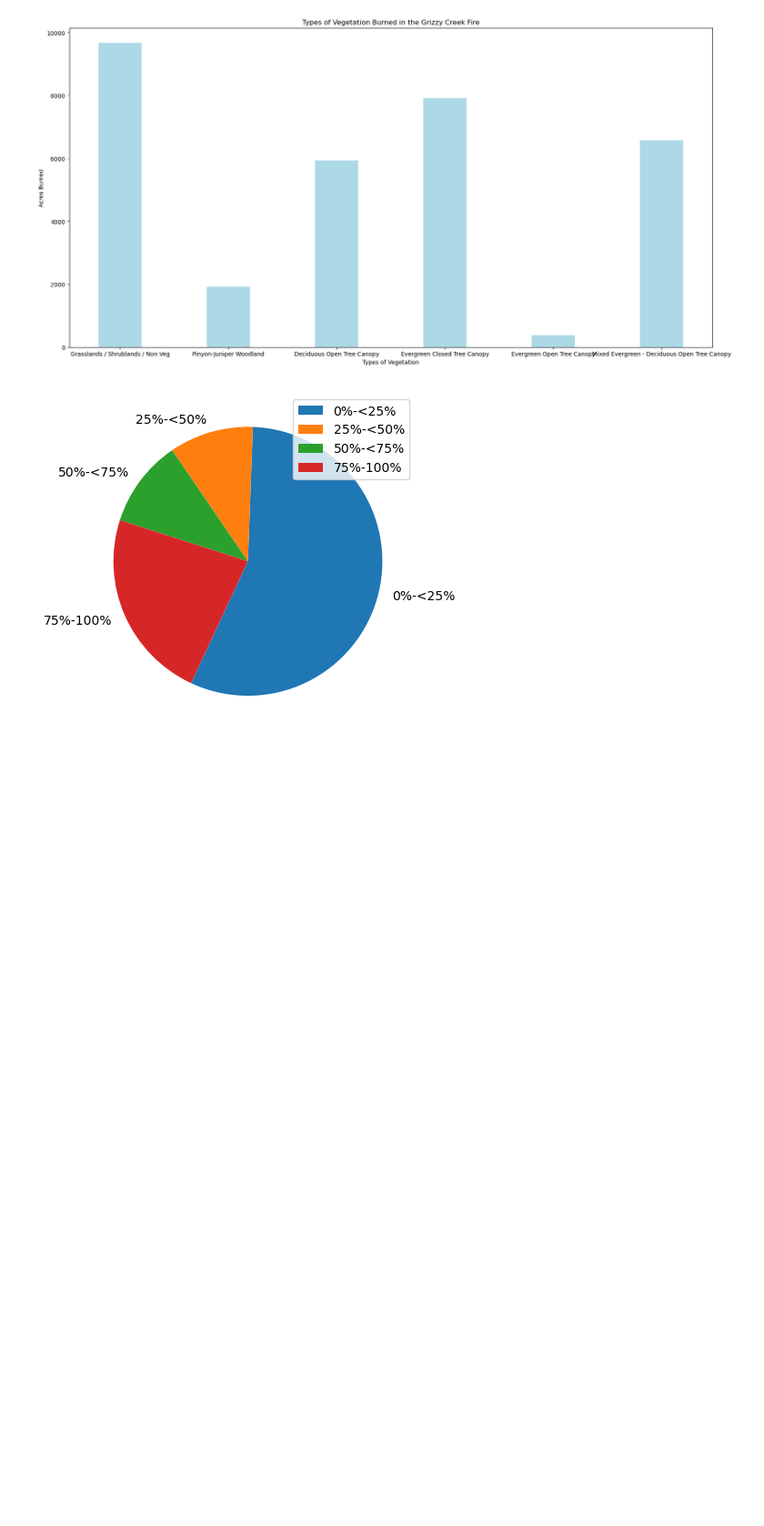
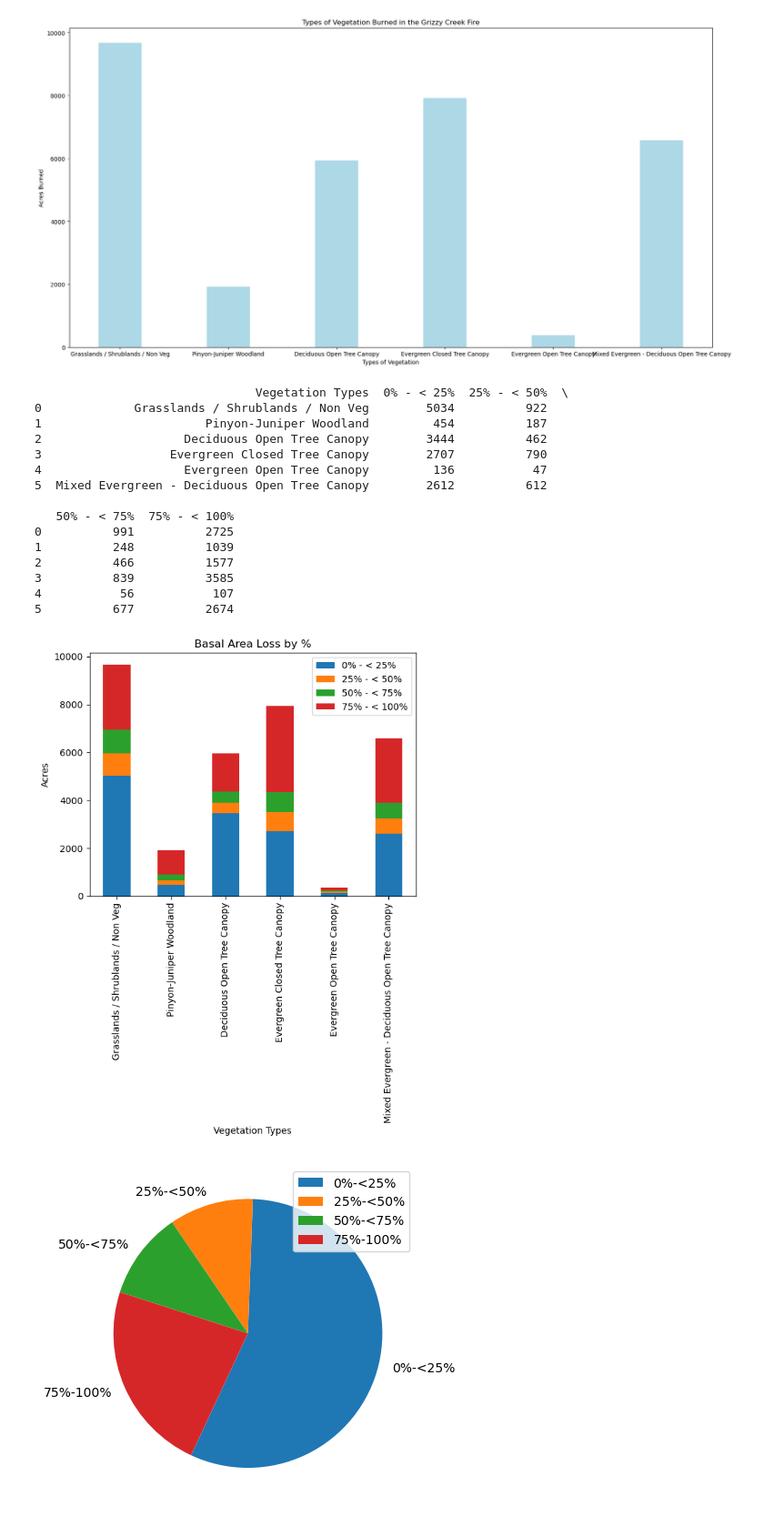
Before and after one commit to cu-esiil-edu/MSUGrizzlyCreek2020Fire, a Jupyter notebook: notebooks/vegetation.ipynb, the cells around one changed output. Shown at 91% size. Saved outputs shown, nothing was run; the diff lists cells and outputs as text; code cells hidden in the pictures; blank space fills up the shorter version.

Commit message:
added stacked plot

```diff
--- a/notebooks/vegetation.ipynb
+++ b/notebooks/vegetation.ipynb
@@ -349,6 +330,47 @@ plt.title("Types of Vegetation Burned in the Grizzy Creek Fire")
 plt.show()
 # %% [output]
 [figure]
+# %%
+# importing package
+import matplotlib.pyplot as plt
+import numpy as np
+import pandas as pd
+
+# create data
+df = pd.DataFrame([['Grasslands / Shrublands / Non Veg', 5034, 922, 991, 2725],
+                   ['Pinyon-Juniper Woodland', 454, 187, 248, 1039],
+                   ['Deciduous Open Tree Canopy', 3444, 462, 466, 1577],
+                   ['Evergreen Closed Tree Canopy', 2707, 790, 839, 3585],
+                   ['Evergreen Open Tree Canopy', 136, 47, 56, 107],
+                   ['Mixed Evergreen - Deciduous Open Tree Canopy', 2612, 612, 677, 2674]],
+                  columns=['Vegetation Types', '0% - < 25%', '25% - < 50%', '50% - < 75%', '75% - < 100%'])
+# view data
+print(df)
+
+# plot data in stack manner of bar type
+df.plot(x='Vegetation Types',
+        kind='bar',
+        stacked=True,
+        title='Basal Area Loss by %', )
+plt.ylabel('Acres')
+plt.show()
+# %% [output]
+                               Vegetation Types  0% - < 25%  25% - < 50%  \
+0             Grasslands / Shrublands / Non Veg        5034          922
+1                       Pinyon-Juniper Woodland         454          187
+2                    Deciduous Open Tree Canopy        3444          462
+3                  Evergreen Closed Tree Canopy        2707          790
+4                    Evergreen Open Tree Canopy         136           47
+5  Mixed Evergreen - Deciduous Open Tree Canopy        2612          612
+
+   50% - < 75%  75% - < 100%
+0          991          2725
+1          248          1039
+2          466          1577
+3          839          3585
+4           56           107
+5          677          2674
+[figure, added]
 # %%
 y = np.array([4562, 819, 851, 1863])
 mylabels = ["0%-<25%", "25%-<50%", "50%-<75%", "75%-100%"]
```
Also changed, not shown: parts of 6 cells of this notebook.
